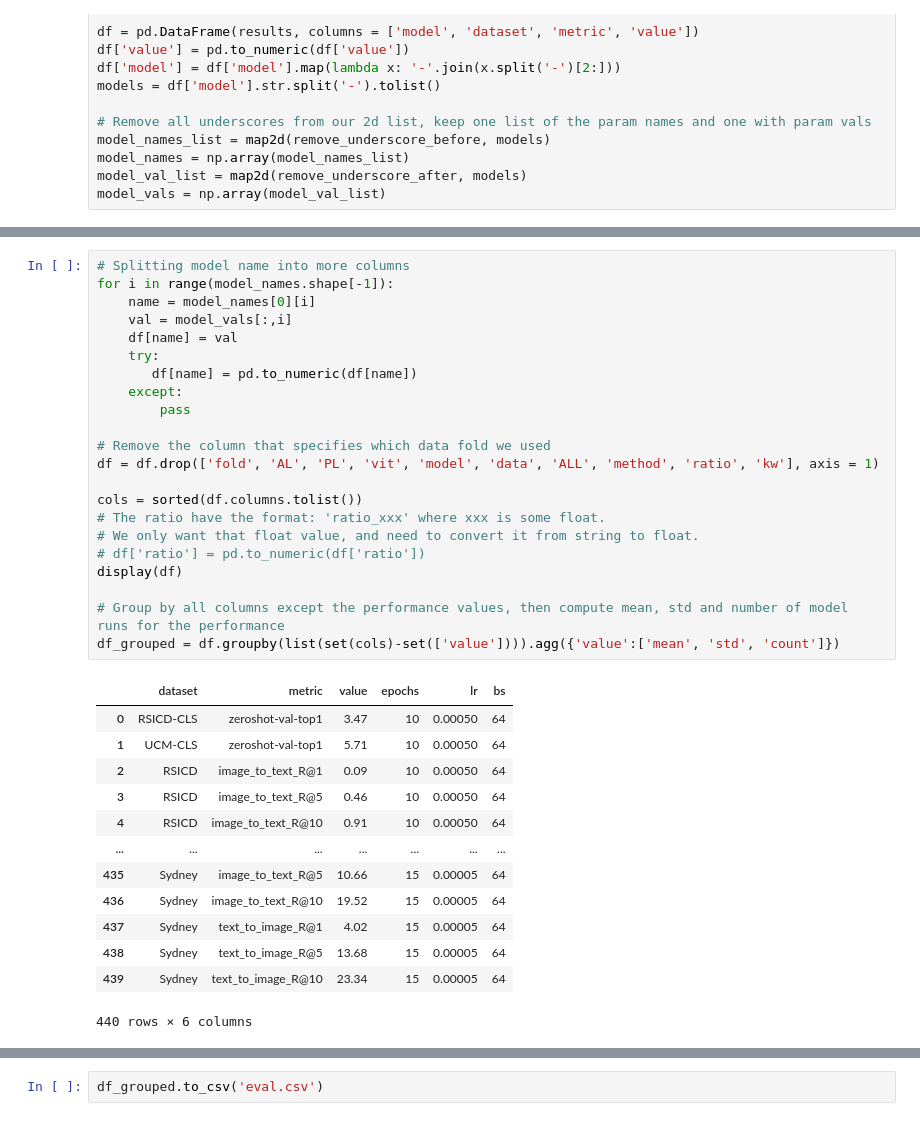
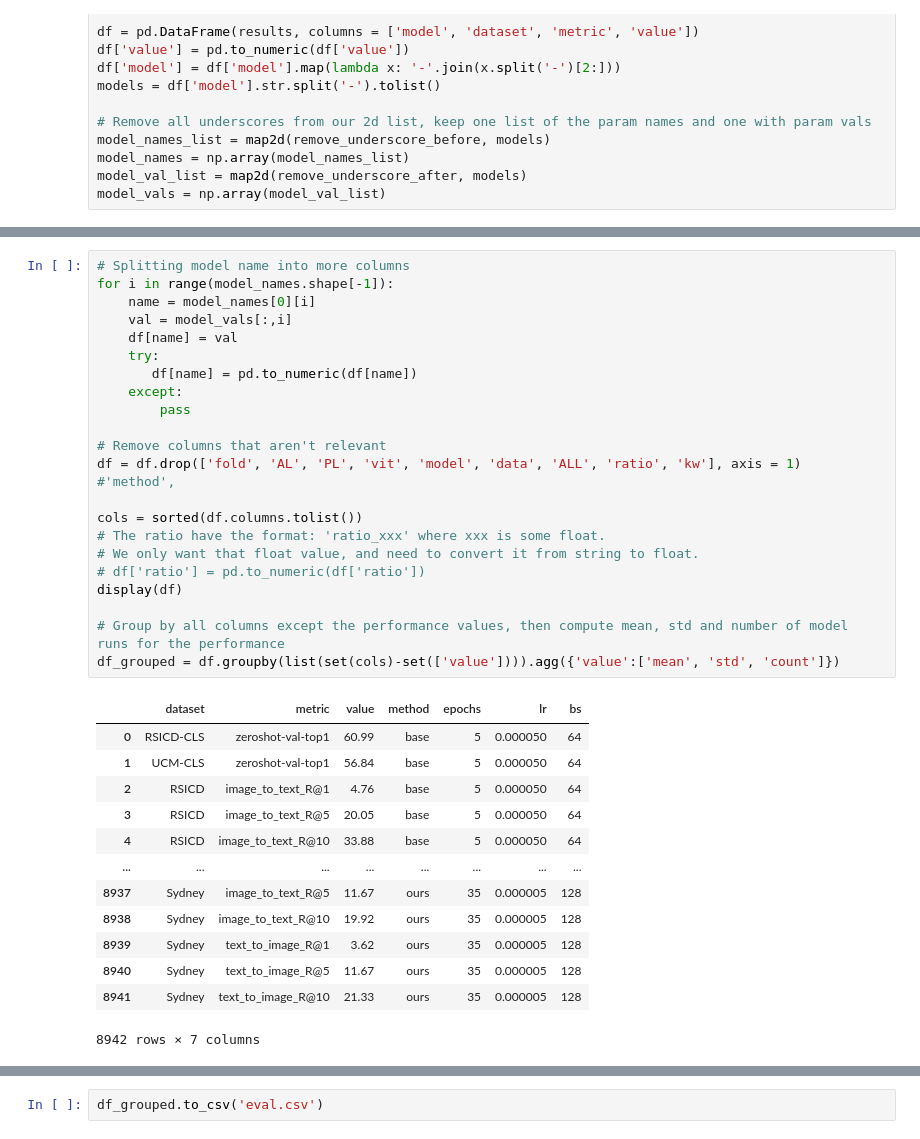
Before and after one commit to nataliehh/thesis2023-2024, a Jupyter notebook: results_analysis.ipynb, the cells around one changed output, grey strips where cells are left out. Cells and saved outputs as stored; diff of their text form.

```diff
--- a/results_analysis.ipynb
+++ b/results_analysis.ipynb
@@ -33,39 +33,39 @@ model_vals.shape, model_names.shape
 # %%
 # Splitting model name into more columns
 for i in range(model_names.shape[-1]):
     name = model_names[0][i]
     val = model_vals[:,i]
     df[name] = val
     try:
        df[name] = pd.to_numeric(df[name])
     except:
         pass
 
-# Remove the column that specifies which data fold we used
-df = df.drop(['fold', 'AL', 'PL', 'vit', 'model', 'data', 'ALL', 'method', 'ratio', 'kw'], axis = 1)
+# Remove columns that aren't relevant
+df = df.drop(['fold', 'AL', 'PL', 'vit', 'model', 'data', 'ALL', 'ratio', 'kw'], axis = 1) #'method',
 
 cols = sorted(df.columns.tolist())
 # The ratio have the format: 'ratio_xxx' where xxx is some float.
 # We only want that float value, and need to convert it from string to float.
 # df['ratio'] = pd.to_numeric(df['ratio'])
 display(df)
 
 # Group by all columns except the performance values, then compute mean, std and number of model runs for the performance
 df_grouped = df.groupby(list(set(cols)-set(['value']))).agg({'value':['mean', 'std', 'count']})
 # %% [output]
-|  | dataset | metric | value | epochs | lr | bs |
-| 0 | RSICD-CLS | zeroshot-val-top1 | 3.47 | 10 | 0.00050 | 64 |
-| 1 | UCM-CLS | zeroshot-val-top1 | 5.71 | 10 | 0.00050 | 64 |
-| 2 | RSICD | image_to_text_R@1 | 0.09 | 10 | 0.00050 | 64 |
-| 3 | RSICD | image_to_text_R@5 | 0.46 | 10 | 0.00050 | 64 |
-| 4 | RSICD | image_to_text_R@10 | 0.91 | 10 | 0.00050 | 64 |
-| ... | ... | ... | ... | ... | ... | ... |
-| 435 | Sydney | image_to_text_R@5 | 10.66 | 15 | 0.00005 | 64 |
-| 436 | Sydney | image_to_text_R@10 | 19.52 | 15 | 0.00005 | 64 |
-| 437 | Sydney | text_to_image_R@1 | 4.02 | 15 | 0.00005 | 64 |
-| 438 | Sydney | text_to_image_R@5 | 13.68 | 15 | 0.00005 | 64 |
-| 439 | Sydney | text_to_image_R@10 | 23.34 | 15 | 0.00005 | 64 |
+|  | dataset | metric | value | method | epochs | lr | bs |
+| 0 | RSICD-CLS | zeroshot-val-top1 | 60.99 | base | 5 | 0.000050 | 64 |
+| 1 | UCM-CLS | zeroshot-val-top1 | 56.84 | base | 5 | 0.000050 | 64 |
+| 2 | RSICD | image_to_text_R@1 | 4.76 | base | 5 | 0.000050 | 64 |
+| 3 | RSICD | image_to_text_R@5 | 20.05 | base | 5 | 0.000050 | 64 |
+| 4 | RSICD | image_to_text_R@10 | 33.88 | base | 5 | 0.000050 | 64 |
+| ... | ... | ... | ... | ... | ... | ... | ... |
+| 8937 | Sydney | image_to_text_R@5 | 11.67 | ours | 35 | 0.000005 | 128 |
+| 8938 | Sydney | image_to_text_R@10 | 19.92 | ours | 35 | 0.000005 | 128 |
+| 8939 | Sydney | text_to_image_R@1 | 3.62 | ours | 35 | 0.000005 | 128 |
+| 8940 | Sydney | text_to_image_R@5 | 11.67 | ours | 35 | 0.000005 | 128 |
+| 8941 | Sydney | text_to_image_R@10 | 21.33 | ours | 35 | 0.000005 | 128 |
-440 rows × 6 columns
+8942 rows × 7 columns
 # %%
 with pd.option_context('display.max_rows', None, 'display.max_columns', None):  # more options can be specified also
     display(df_grouped)
```
Also changed, not shown: parts of 4 cells of this notebook, 2 other files.
